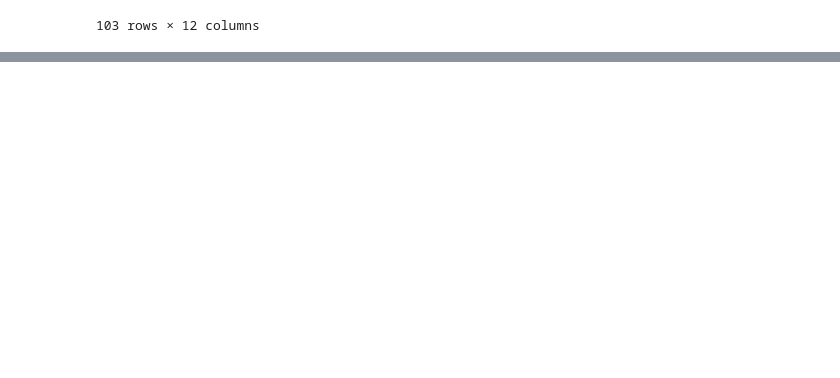
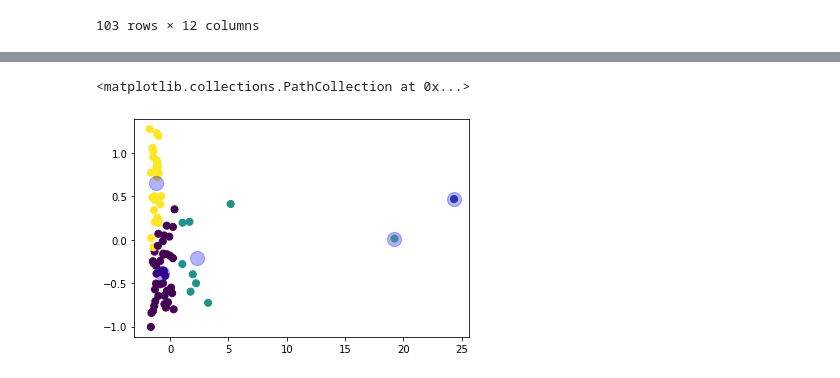
Before and after one commit to RomainClaret/msc.ml.labs, a Jupyter notebook: lab5/lab_05.ipynb, the cells around one changed output, grey strips where cells are left out. Cells and saved outputs as stored; diff of their text form; code cells hidden in the pictures; blank space fills up the shorter version.

```diff
--- a/lab5/lab_05.ipynb
+++ b/lab5/lab_05.ipynb
@@ -160,0 +186,3 @@ df_1990_cleaned
+# %%
+from sklearn.cluster import KMeans
+kmeans = KMeans(n_clusters=5, random_state=42).fit(df_1970_pca)
@@ -160,0 +202,2 @@ df_1990_cleaned
+# %%
+y_kmeans = kmeans.predict(df_1970_pca)
@@ -160,0 +212,6 @@ df_1990_cleaned
+# %%
+plt.scatter(df_1970_pca[:, 0], df_1970_pca[:, 1], c=y_kmeans, s=50, cmap='viridis')
+plt.scatter(kmeans.cluster_centers_[:, 0], kmeans.cluster_centers_[:, 1], c='blue', s=200, alpha=0.3)
+# %% [output]
+<matplotlib.collections.PathCollection at 0x...>
+[figure, added]
```
Also changed, not shown: parts of 6 cells of this notebook.
